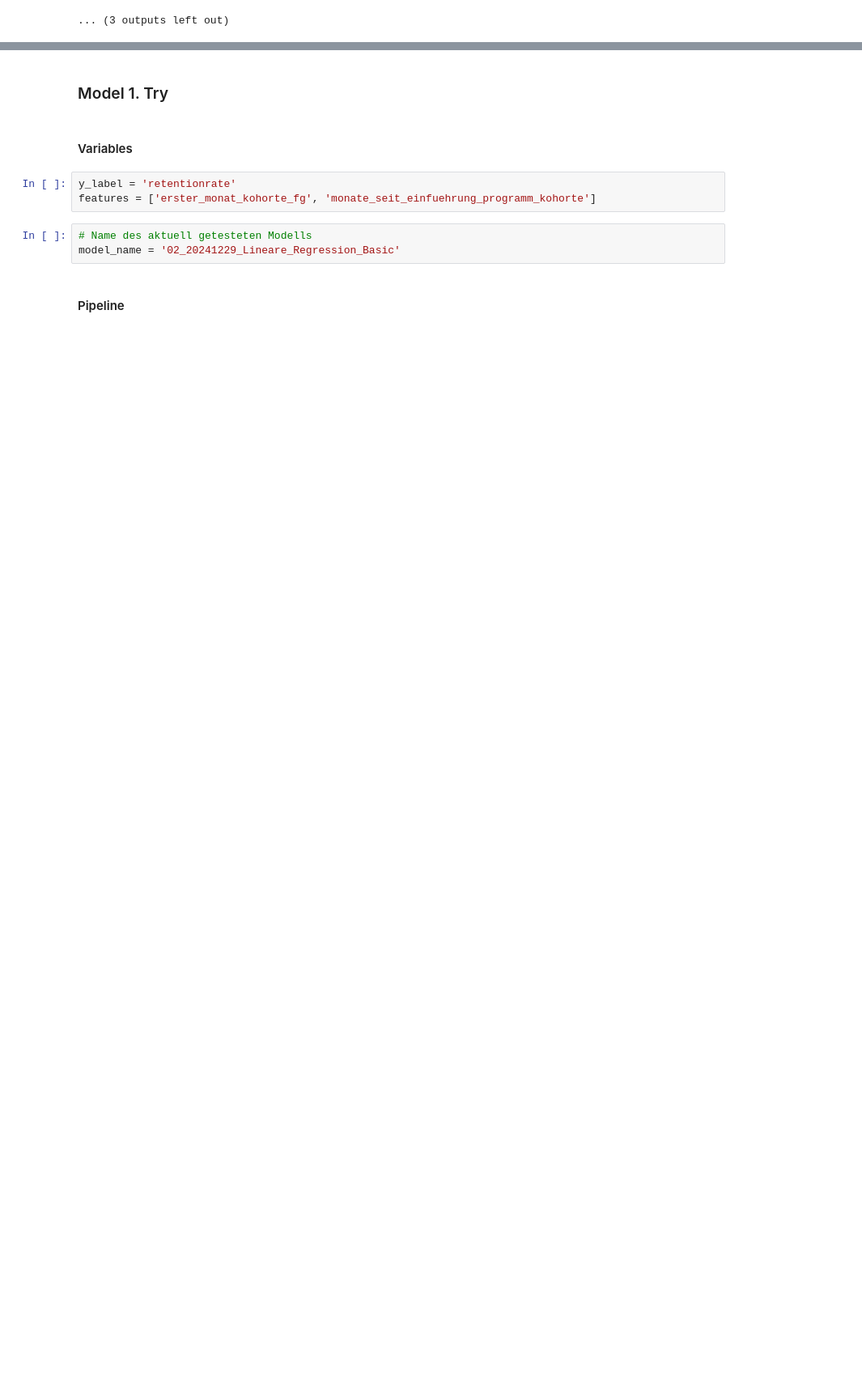
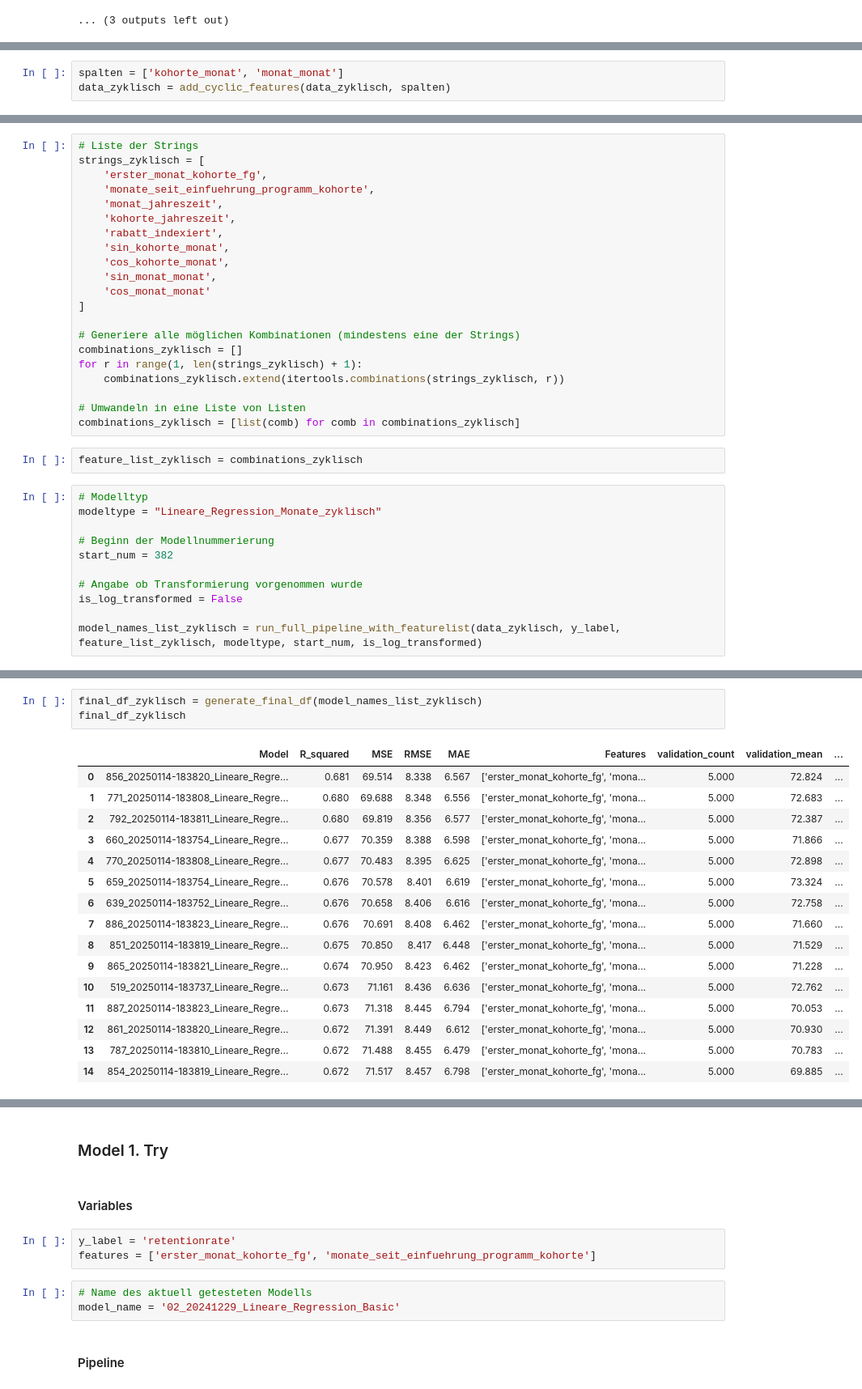
Before and after one commit to mm391-030401/project, a Jupyter notebook: notebooks/modeling.ipynb, the cells around one changed output, grey strips where cells are left out. Shown at 81% size. Cells and saved outputs as stored; diff of their text form; blank space fills up the shorter version.

```diff
--- a/notebooks/modeling.ipynb
+++ b/notebooks/modeling.ipynb
@@ -231,0 +327,3 @@ for name in final_df_transformed.data['Model']:
+# %%
+spalten = ['kohorte_monat', 'monat_monat']
+data_zyklisch = add_cyclic_features(data_zyklisch, spalten)
@@ -231,0 +350,34 @@ for name in final_df_transformed.data['Model']:
+# %%
+# Liste der Strings
+strings_zyklisch = [
+    'erster_monat_kohorte_fg',
+    'monate_seit_einfuehrung_programm_kohorte',
+    'monat_jahreszeit',
+    'kohorte_jahreszeit',
+    'rabatt_indexiert',
+    'sin_kohorte_monat',
+    'cos_kohorte_monat',
+    'sin_monat_monat',
+    'cos_monat_monat'
+]
+
+# Generiere alle möglichen Kombinationen (mindestens eine der Strings)
+combinations_zyklisch = []
+for r in range(1, len(strings_zyklisch) + 1):
+    combinations_zyklisch.extend(itertools.combinations(strings_zyklisch, r))
+
+# Umwandeln in eine Liste von Listen
+combinations_zyklisch = [list(comb) for comb in combinations_zyklisch]
+# %%
+feature_list_zyklisch = combinations_zyklisch
+# %%
+# Modelltyp
+modeltype = "Lineare_Regression_Monate_zyklisch"
+
+# Beginn der Modellnummerierung
+start_num = 382
+
+# Angabe ob Transformierung vorgenommen wurde
+is_log_transformed = False
+
+model_names_list_zyklisch = run_full_pipeline_with_featurelist(data_zyklisch, y_label, feature_list_zyklisch, modeltype, start_num, is_log_transformed)
@@ -231,0 +404,20 @@ for name in final_df_transformed.data['Model']:
+# %%
+final_df_zyklisch = generate_final_df(model_names_list_zyklisch)
+final_df_zyklisch
+# %% [output]
+|  | Model | R_squared | MSE | RMSE | MAE | Features | validation_count | validation_mean | ... |
+| 0 | 856_20250114-183820_Lineare_Regre... | 0.681 | 69.514 | 8.338 | 6.567 | ['erster_monat_kohorte_fg', 'mona... | 5.000 | 72.824 | ... |
+| 1 | 771_20250114-183808_Lineare_Regre... | 0.680 | 69.688 | 8.348 | 6.556 | ['erster_monat_kohorte_fg', 'mona... | 5.000 | 72.683 | ... |
+| 2 | 792_20250114-183811_Lineare_Regre... | 0.680 | 69.819 | 8.356 | 6.577 | ['erster_monat_kohorte_fg', 'mona... | 5.000 | 72.387 | ... |
+| 3 | 660_20250114-183754_Lineare_Regre... | 0.677 | 70.359 | 8.388 | 6.598 | ['erster_monat_kohorte_fg', 'mona... | 5.000 | 71.866 | ... |
+| 4 | 770_20250114-183808_Lineare_Regre... | 0.677 | 70.483 | 8.395 | 6.625 | ['erster_monat_kohorte_fg', 'mona... | 5.000 | 72.898 | ... |
+| 5 | 659_20250114-183754_Lineare_Regre... | 0.676 | 70.578 | 8.401 | 6.619 | ['erster_monat_kohorte_fg', 'mona... | 5.000 | 73.324 | ... |
+| 6 | 639_20250114-183752_Lineare_Regre... | 0.676 | 70.658 | 8.406 | 6.616 | ['erster_monat_kohorte_fg', 'mona... | 5.000 | 72.758 | ... |
+| 7 | 886_20250114-183823_Lineare_Regre... | 0.676 | 70.691 | 8.408 | 6.462 | ['erster_monat_kohorte_fg', 'mona... | 5.000 | 71.660 | ... |
+| 8 | 851_20250114-183819_Lineare_Regre... | 0.675 | 70.850 | 8.417 | 6.448 | ['erster_monat_kohorte_fg', 'mona... | 5.000 | 71.529 | ... |
+| 9 | 865_20250114-183821_Lineare_Regre... | 0.674 | 70.950 | 8.423 | 6.462 | ['erster_monat_kohorte_fg', 'mona... | 5.000 | 71.228 | ... |
+| 10 | 519_20250114-183737_Lineare_Regre... | 0.673 | 71.161 | 8.436 | 6.636 | ['erster_monat_kohorte_fg', 'mona... | 5.000 | 72.762 | ... |
+| 11 | 887_20250114-183823_Lineare_Regre... | 0.673 | 71.318 | 8.445 | 6.794 | ['erster_monat_kohorte_fg', 'mona... | 5.000 | 70.053 | ... |
+| 12 | 861_20250114-183820_Lineare_Regre... | 0.672 | 71.391 | 8.449 | 6.612 | ['erster_monat_kohorte_fg', 'mona... | 5.000 | 70.930 | ... |
+| 13 | 787_20250114-183810_Lineare_Regre... | 0.672 | 71.488 | 8.455 | 6.479 | ['erster_monat_kohorte_fg', 'mona... | 5.000 | 70.783 | ... |
+| 14 | 854_20250114-183819_Lineare_Regre... | 0.672 | 71.517 | 8.457 | 6.798 | ['erster_monat_kohorte_fg', 'mona... | 5.000 | 69.885 | ... |
```
Also changed, not shown: parts of 22 cells of this notebook.
